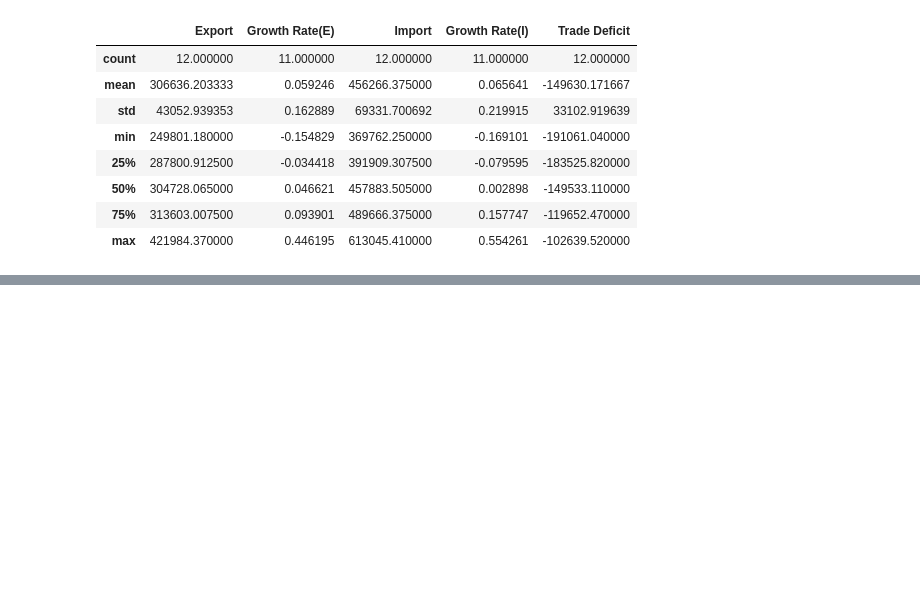
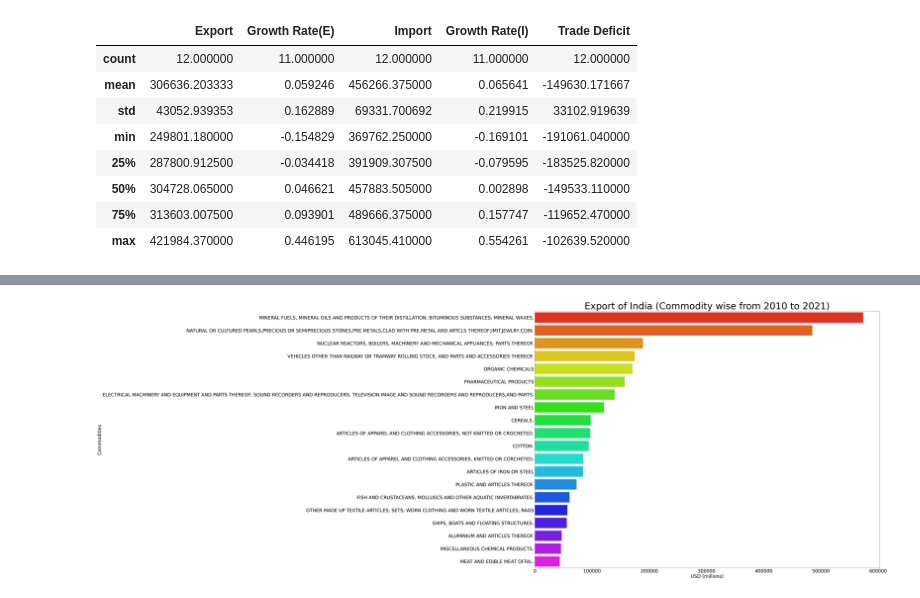
Before and after one commit to VirajBhagiya/Exploratory-data-analysis, a Jupyter notebook: Trade/Trade_2010-2021.ipynb, the cells around one changed output, grey strips where cells are left out. Saved outputs shown, nothing was run; the diff lists cells and outputs as text; code cells hidden in the pictures; blank space fills up the shorter version.

Commit message:
Commodity Bar

```diff
--- a/Trade/Trade_2010-2021.ipynb
+++ b/Trade/Trade_2010-2021.ipynb
@@ -262,0 +316,25 @@ fig.show()
+# %%
+exp_comm = data_exp.groupby('Commodity').agg({'value' : 'sum'})
+exp_comm = exp_comm.sort_values(by = 'value', ascending = False)
+exp_comm = exp_comm[:20]
+
+imp_comm = data_imp.groupby('Commodity').agg({'value' : 'sum'})
+imp_comm = imp_comm.sort_values(by = 'value', ascending = False)
+imp_comm = imp_comm[:20]
+# %%
+def bar_plot(x, y, xlabel, ylabel, label, color):
+    global ax
+    font_size = 30
+    title_size = 60
+    plt.rcParams['figure.figsize'] = (40, 30)
+    ax = sb.barplot(x = exp_comm.value, y = exp_comm.index, palette = color)
+    ax.set_xlabel(xlabel = xlabel, fontsize = font_size)
+    ax.set_ylabel(ylabel = ylabel, fontsize = font_size)
+    ax.set_title(label = label, fontsize = title_size)
+    plt.xticks(fontsize = 30)
+    plt.yticks(fontsize = 30)
+    plt.show()
+
+bar_plot(exp_comm.value, exp_comm.index, 'USD (millions)', 'Commodities', 'Export of India (Commodity wise from 2010 to 2021)', 'gist_rainbow')
+# %% [output]
+[figure, added]
```
Also changed, not shown: parts of 4 cells of this notebook.
